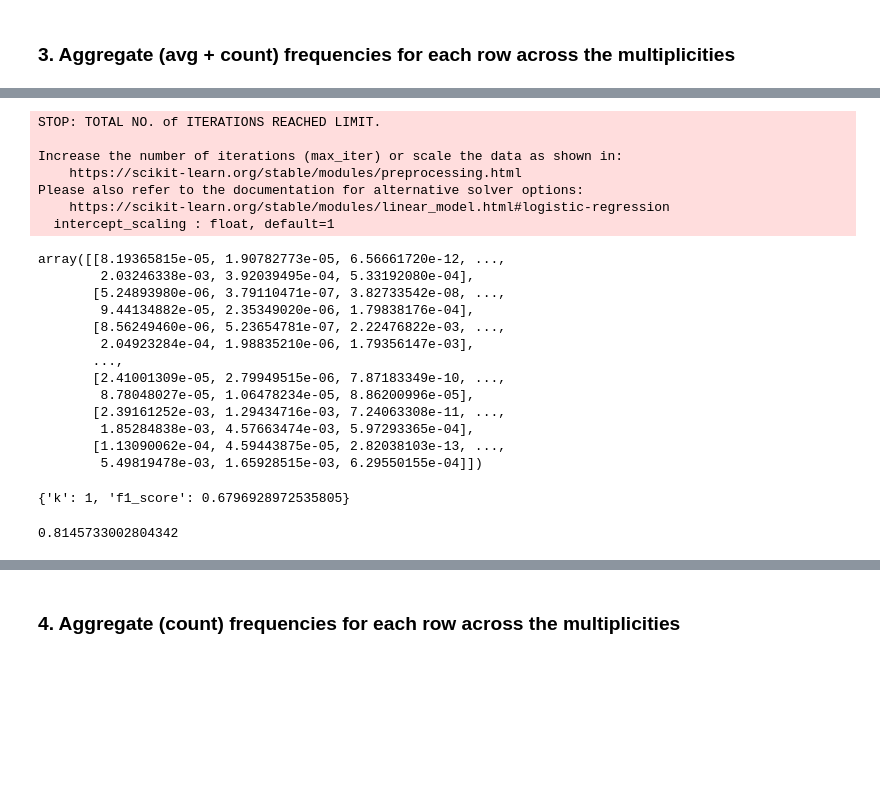
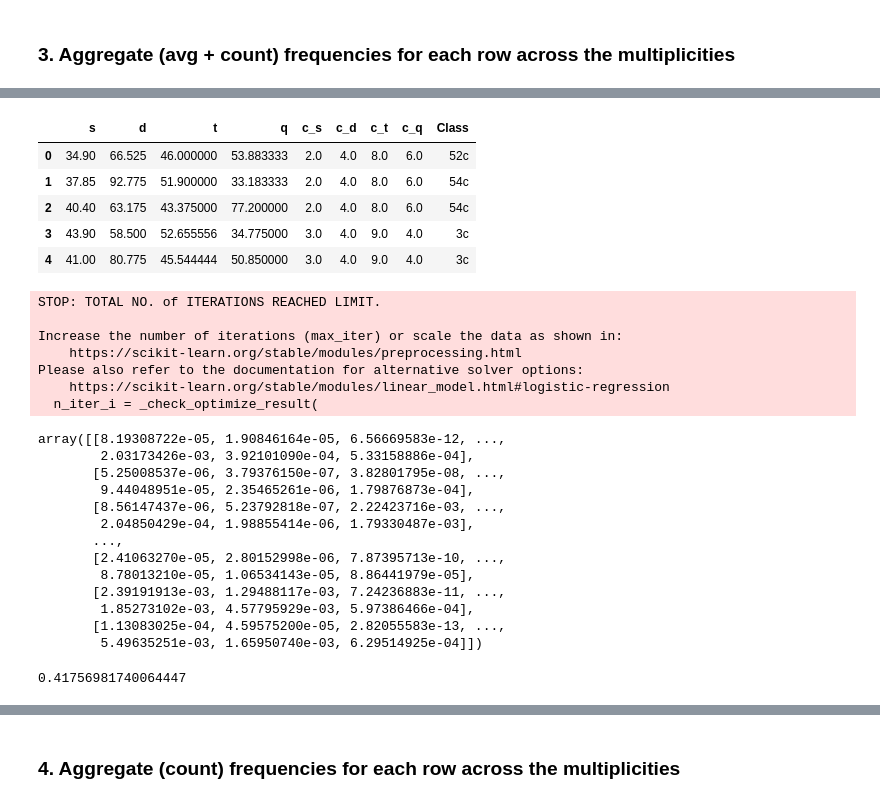
Before and after one commit to Darius888/TFART_Project, a Jupyter notebook: TFART_Project.ipynb, the cells around one changed output, grey strips where cells are left out. Drawn from its saved outputs; the diff is of its cells as text; code cells hidden in the pictures; blank space fills up the shorter version.

```diff
--- a/TFART_Project.ipynb
+++ b/TFART_Project.ipynb
@@ -704,13 +767,24 @@ for index, row in df.iterrows():
 # %%
 cols_at_end = ['Class']
-agg_df = agg_df[[c for c in agg_df if c not in cols_at_end]
-        + [c for c in cols_at_end if c in agg_df]]
+agg_df_3 = agg_df_3[[c for c in agg_df_3 if c not in cols_at_end]
+        + [c for c in cols_at_end if c in agg_df_3]]
+
+agg_df_3 = agg_df_3[["s","d","t","q","c_s","c_d","c_t","c_q","Class"]]
+# %%
+agg_df_3.head()
+# %% [output]
+|  | s | d | t | q | c_s | c_d | c_t | c_q | Class |
+| 0 | 34.90 | 66.525 | 46.000000 | 53.883333 | 2.0 | 4.0 | 8.0 | 6.0 | 52c |
+| 1 | 37.85 | 92.775 | 51.900000 | 33.183333 | 2.0 | 4.0 | 8.0 | 6.0 | 54c |
+| 2 | 40.40 | 63.175 | 43.375000 | 77.200000 | 2.0 | 4.0 | 8.0 | 6.0 | 54c |
+| 3 | 43.90 | 58.500 | 52.655556 | 34.775000 | 3.0 | 4.0 | 9.0 | 4.0 | 3c |
+| 4 | 41.00 | 80.775 | 45.544444 | 50.850000 | 3.0 | 4.0 | 9.0 | 4.0 | 3c |
 # %%
-train_X = agg_df.iloc[:1050,1:-1]
-train_Y = agg_df.iloc[:1050,-1]
+train_X = agg_df_3.iloc[:1050,1:-1]
+train_Y = agg_df_3.iloc[:1050,-1]
 
-test_X = agg_df.iloc[1050:,1:-1]
-test_Y = agg_df.iloc[1050:,-1]
+test_X = agg_df_3.iloc[1050:,1:-1]
+test_Y = agg_df_3.iloc[1050:,-1]
 
 clf = LogisticRegression(random_state=0).fit(train_X, train_Y)
 
@@ -724,39 +798,17 @@ Increase the number of iterations (max_iter) or scale the data as shown in:
     https://scikit-learn.org/stable/modules/preprocessing.html
 Please also refer to the documentation for alternative solver options:
     https://scikit-learn.org/stable/modules/linear_model.html#logistic-regression
-  intercept_scaling : float, default=1
+  n_iter_i = _check_optimize_result(
-array([[8.19365815e-05, 1.90782773e-05, 6.56661720e-12, ...,
-        2.03246338e-03, 3.92039495e-04, 5.33192080e-04],
-       [5.24893980e-06, 3.79110471e-07, 3.82733542e-08, ...,
-        9.44134882e-05, 2.35349020e-06, 1.79838176e-04],
-       [8.56249460e-06, 5.23654781e-07, 2.22476822e-03, ...,
-        2.04923284e-04, 1.98835210e-06, 1.79356147e-03],
+array([[8.19308722e-05, 1.90846164e-05, 6.56669583e-12, ...,
+        2.03173426e-03, 3.92101090e-04, 5.33158886e-04],
+       [5.25008537e-06, 3.79376150e-07, 3.82801795e-08, ...,
+        9.44048951e-05, 2.35465261e-06, 1.79876873e-04],
+       [8.56147437e-06, 5.23792818e-07, 2.22423716e-03, ...,
+        2.04850429e-04, 1.98855414e-06, 1.79330487e-03],
        ...,
-       [2.41001309e-05, 2.79949515e-06, 7.87183349e-10, ...,
-        8.78048027e-05, 1.06478234e-05, 8.86200996e-05],
-       [2.39161252e-03, 1.29434716e-03, 7.24063308e-11, ...,
-        1.85284838e-03, 4.57663474e-03, 5.97293365e-04],
-       [1.13090062e-04, 4.59443875e-05, 2.82038103e-13, ...,
-        5.49819478e-03, 1.65928515e-03, 6.29550155e-04]])
+       [2.41063270e-05, 2.80152998e-06, 7.87395713e-10, ...,
+        8.78013210e-05, 1.06534143e-05, 8.86441979e-05],
+       [2.39191913e-03, 1.29488117e-03, 7.24236883e-11, ...,
+        1.85273102e-03, 4.57795929e-03, 5.97386466e-04],
+       [1.13083025e-04, 4.59575200e-05, 2.82055583e-13, ...,
+        5.49635251e-03, 1.65950740e-03, 6.29514925e-04]])
-# %%
-train_X = agg_df.iloc[:1050,1:-1]
-train_Y = agg_df.iloc[:1050,-1]
-
-test_X = agg_df.iloc[1050:,1:-1]
-test_Y = agg_df.iloc[1050:,-1]
-
-k_range = range(1, 50)
-k_scores = []
-results = []
-
-for k in k_range:
-
-    neigh = KNeighborsClassifier(n_neighbors=k)
-    neigh.fit(train_X, train_Y)
-    predictions = neigh.predict(test_X)
-    result = {'k':k,'f1_score':f1_score(test_Y, predictions, average='macro')}
-    results.append(result)
-
-print(max(results, key=lambda x:x['f1_score']))
-# %% [output]
-{'k': 1, 'f1_score': 0.6796928972535805}
@@ -775,4 +815,4 @@ predictions = clf.predict(test_X)
-# %%
-f1_score(test_Y, predictions, average='macro')
-# %% [output]
-0.8145733002804342
+# %%
+f1_score(test_Y, predictions, average='macro')
+# %% [output]
+0.41756981740064447
```
Also changed, not shown: parts of 45 cells of this notebook.
